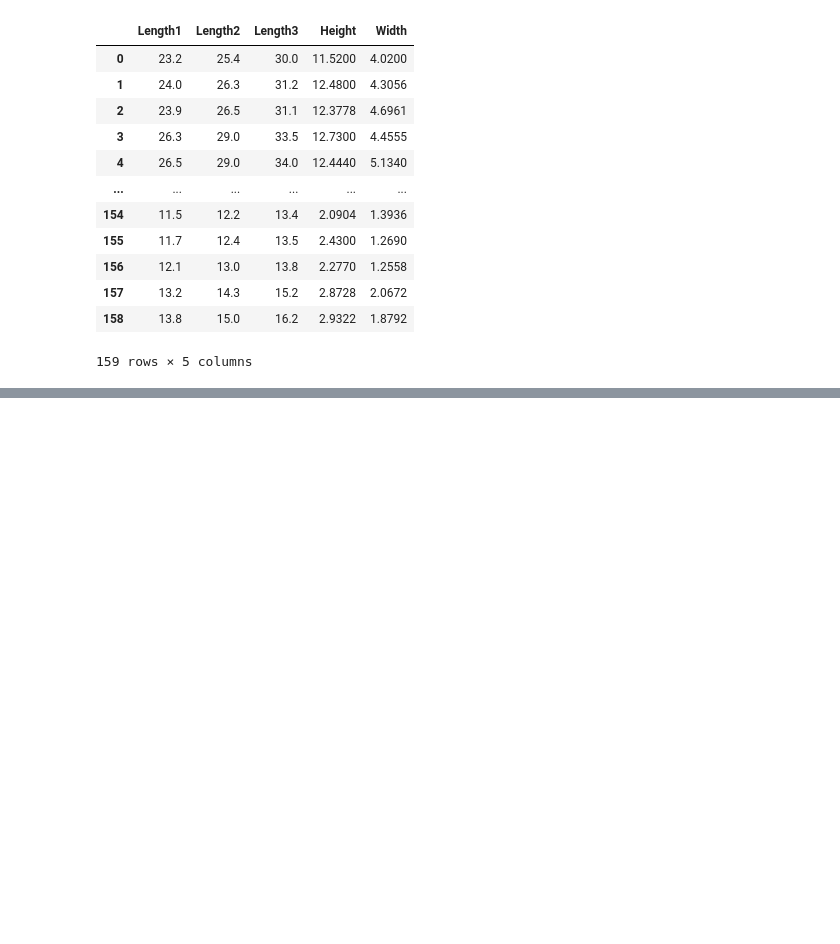
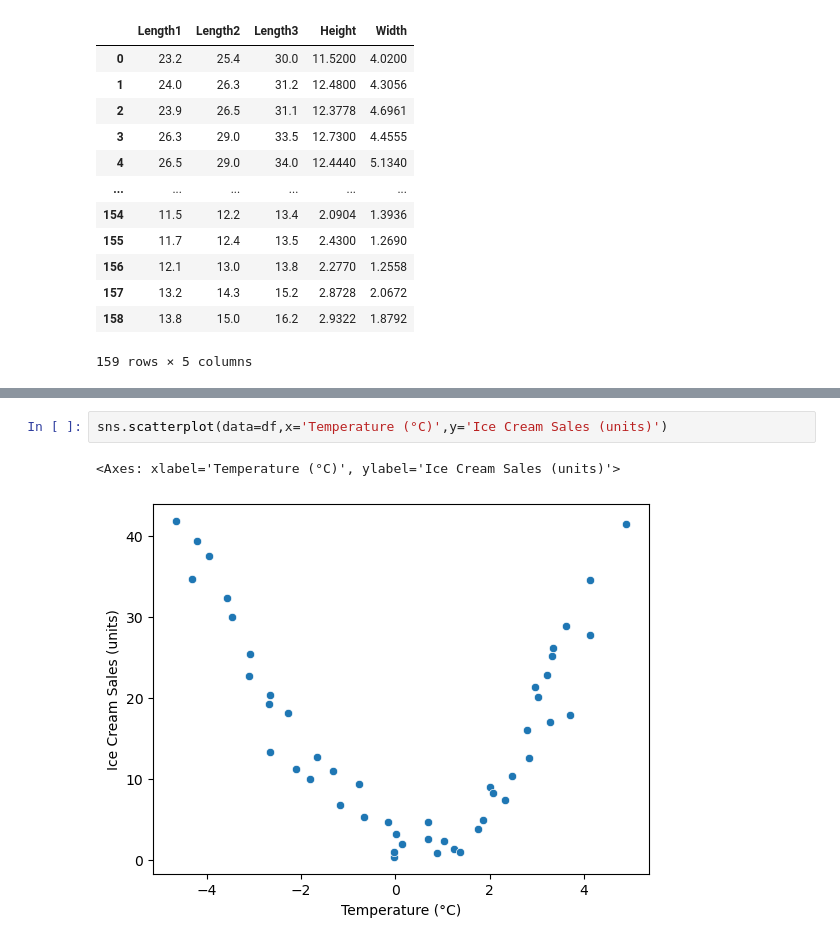
Before and after one commit to prathamshah19102006/PYTHON-II-T-2, a Jupyter notebook: Untitled.ipynb, the cells around one changed output, grey strips where cells are left out. Drawn from its saved outputs; the diff is of its cells as text; blank space fills up the shorter version.

```diff
--- a/Untitled.ipynb
+++ b/Untitled.ipynb
@@ -298,0 +341,5 @@ x
+# %%
+sns.scatterplot(data=df,x='Temperature (°C)',y='Ice Cream Sales (units)')
+# %% [output]
+<Axes: xlabel='Temperature (°C)', ylabel='Ice Cream Sales (units)'>
+[figure, added]
```
Also changed, not shown: parts of 21 cells of this notebook.
